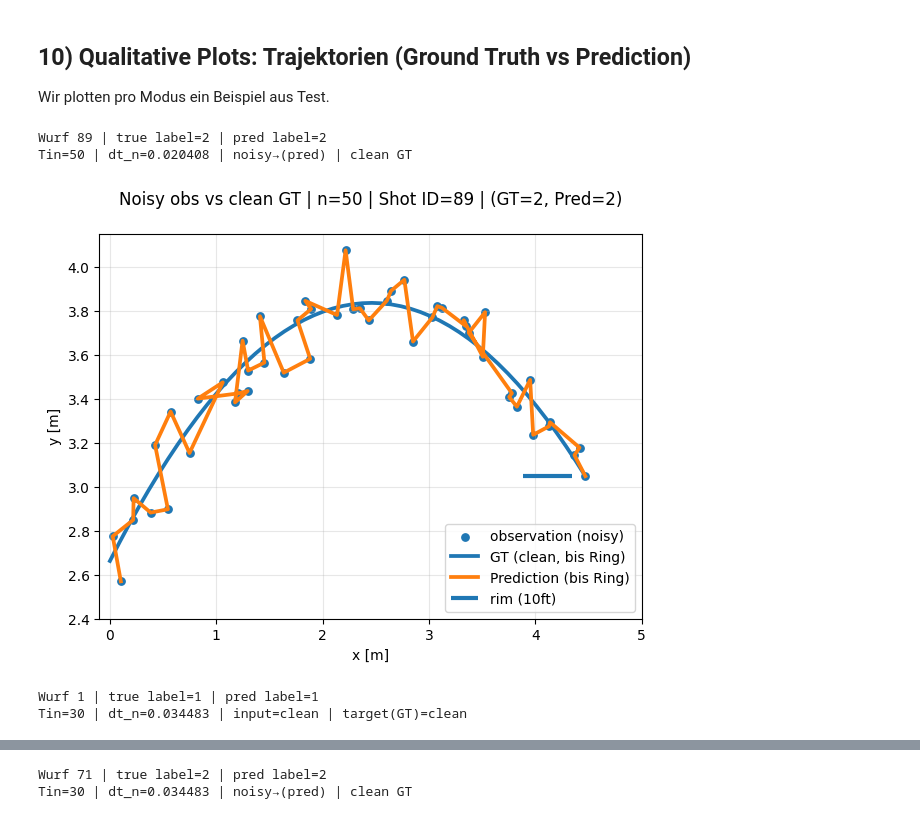
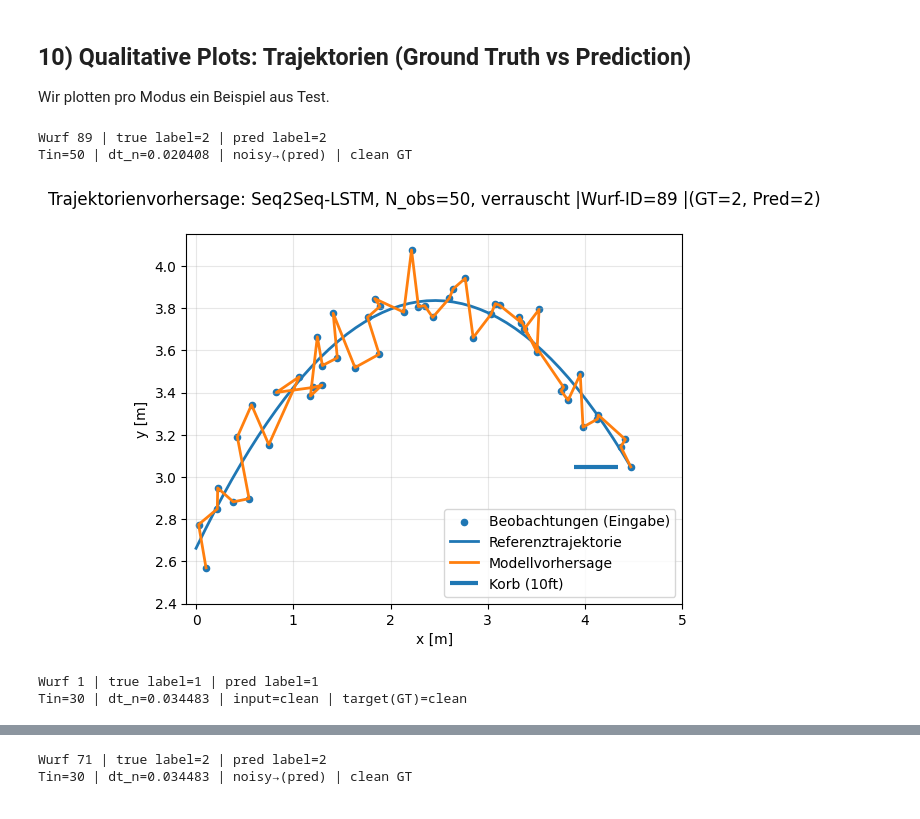
Before and after one commit to lucaa-smn/BA-Thesis, a Jupyter notebook: Seq2Seq-LSTM.ipynb, the cells around one changed output, grey strips where cells are left out. Drawn from its saved outputs; the diff is of its cells as text; code cells hidden in the pictures.

```diff
--- a/Seq2Seq-LSTM.ipynb
+++ b/Seq2Seq-LSTM.ipynb
@@ -1313,7 +1311,7 @@ def demo_reconstruction(
     scaler=None,
     device=None,
     dg=None,
-    xlim=(-0.1, 5),
+    xlim=(-0.1, 5.0),
     ylim=(2.4, 4.15),
     max_steps=300,
 ):
@@ -1340,7 +1338,11 @@ def demo_reconstruction(
     y_future = y_future.squeeze(0)  # (S,2)
 
     # label prediction (aus Encoder-Kontext)
-    _, logits = model(s["x_in"].unsqueeze(0).to(device), s["dt"].unsqueeze(0).to(device), n_future=0)
+    _, logits = model(
+        s["x_in"].unsqueeze(0).to(device),
+        s["dt"].unsqueeze(0).to(device),
+        n_future=0,
+    )
     pred_label = int(torch.argmax(logits, dim=1).item())
     gt_label = int(s["label"])
 
@@ -1350,28 +1352,37 @@ def demo_reconstruction(
     # build full pred curve: observed + future
     xy_pred_m = np.vstack([s["xy_obs_m"], y_future_m])
 
-    # GT until ring
+    # GT (wie bisher: bis Ringhöhe für Visualisierung)
     k_stop_gt = _ring_crossing_idx_np(s["xy_gt_m"][:, 1], y_ring=H_RING_M)
     xy_gt_cut = s["xy_gt_m"][: k_stop_gt + 1]
 
     print(f"Wurf {wid} | true label={gt_label} | pred label={pred_label}")
-    print(f"Tin={s['Tin']} | dt_n={s['dt_n']:.6f} | input={s['input_source']} | target(GT)={s['target_source']}")
+    print(
+        f"Tin={s['Tin']} | dt_n={s['dt_n']:.6f} | input={s['input_source']} | target(GT)={s['target_source']}"
+    )
 
-    plt.figure(figsize=(7, 5))
-    plt.scatter(s["xy_obs_m"][:, 0], s["xy_obs_m"][:, 1], s=28, label="observation")
-    plt.plot(xy_gt_cut[:, 0], xy_gt_cut[:, 1], linewidth=2.7, label="GT (bis Ring)")
-    plt.plot(xy_pred_m[:, 0], xy_pred_m[:, 1], linewidth=2.7, label="Prediction (bis Ring)")
+    # --- Plot: identisch zum amortisierten PINN (Default-Farbzyklus, Labels, Limits) ---
+    noise_str = "rauschfrei" if s["input_source"] == "clean" else "verrauscht"
+    n_obs_plot = int(n_obs) if n_obs is not None else int(s["Tin"])
+
+    plt.figure()
+    plt.scatter(
+        s["xy_obs_m"][:, 0], s["xy_obs_m"][:, 1], s=20, label="Beobachtungen (Eingabe)"
+    )
+    plt.plot(xy_gt_cut[:, 0], xy_gt_cut[:, 1], linewidth=2, label="Referenztrajektorie")
+    plt.plot(xy_pred_m[:, 0], xy_pred_m[:, 1], linewidth=2, label="Modellvorhersage")
     plt.hlines(
-        y=H_RING_M,
+        y=3.048,
         xmin=4.115 - 0.2286,
         xmax=4.115 + 0.2286,
         linewidth=3,
-        label="rim (10ft)",
+        label="Korb (10ft)",
     )
 
     plt.title(
-        f"Prediction for n={s['Tin']} {s['input_source']} Inputs | "
-        f"Shot ID={wid} | (GT={gt_label}, Pred={pred_label})\n"
+        f"Trajektorienvorhersage: Seq2Seq-LSTM, N_obs={n_obs_plot}, {noise_str} |"
+        f"Wurf-ID={wid} |"
+        f"(GT={gt_label}, Pred={pred_label})\n"
     )
     plt.xlabel("x [m]")
     plt.ylabel("y [m]")
@@ -1392,7 +1403,7 @@ def demo_reconstruction_noisy_vs_clean(
     scaler=None,
     device=None,
     dg=None,
-    xlim=(-0.1, 5),
+    xlim=(-0.1, 5.0),
     ylim=(2.4, 4.15),
     max_steps=300,
 ):
@@ -1422,9 +1433,16 @@ def demo_reconstruction_noisy_vs_clean(
     if wid not in clean_index:
         raise KeyError(f"wurf_id={wid} nicht im ds_clean gefunden. Prüfe Split/IDs.")
 
-    sC = _build_from_ds_groups(ds_clean, scaler, idx=clean_index[wid], n_obs=n_obs, input_source="clean", target_source="clean")
+    sC = _build_from_ds_groups(
+        ds_clean,
+        scaler,
+        idx=clean_index[wid],
+        n_obs=n_obs,
+        input_source="clean",
+        target_source="clean",
+    )
 
-    # dynamischer Rollout aus noisy Input bis Ring (nur falls Zukunftsschritte benötigt werden)
+    # dynamischer Rollout aus noisy Input bis Ring
     if (max_steps is None) or (int(max_steps) <= 0) or (sN["Tin"] >= sN["T"]):
         y_future = torch.zeros((1, 0, 2), device=device)
         stop_idx = torch.tensor([-1], device=device)
@@ -1438,7 +1456,6 @@ def demo_reconstruction_noisy_vs_clean(
         )
     y_future = y_future.squeeze(0)
     y_future_m = scaler.inverse_transform(y_future.cpu().numpy())
-
     xy_pred_m = np.vstack([sN["xy_obs_m"], y_future_m])
 
     # GT clean bis Ring
@@ -1446,27 +1463,41 @@ def demo_reconstruction_noisy_vs_clean(
     xy_gt_cut = sC["xy_gt_m"][: k_stop_gt + 1]
 
     # class pred
-    _, logits = model(sN["x_in"].unsqueeze(0).to(device), sN["dt"].unsqueeze(0).to(device), n_future=0)
+    _, logits = model(
+        sN["x_in"].unsqueeze(0).to(device),
+        sN["dt"].unsqueeze(0).to(device),
+        n_future=0,
+    )
     pred_label = int(torch.argmax(logits, dim=1).item())
     gt_label = int(sN["label"])
 
     print(f"Wurf {wid} | true label={gt_label} | pred label={pred_label}")
     print(f"Tin={sN['Tin']} | dt_n={sN['dt_n']:.6f} | noisy→(pred) | clean GT")
 
-    plt.figure(figsize=(7, 5))
-    plt.scatter(sN["xy_obs_m"][:, 0], sN["xy_obs_m"][:, 1], s=28, label="observation (noisy)")
-    plt.plot(xy_gt_cut[:, 0], xy_gt_cut[:, 1], linewidth=2.7, label="GT (clean, bis Ring)")
-    plt.plot(xy_pred_m[:, 0], xy_pred_m[:, 1], linewidth=2.7, label="Prediction (bis Ring)")
+    # --- Plot: identisch zum amortisierten PINN ---
+    n_obs_plot = int(n_obs) if n_obs is not None else int(sN["Tin"])
+
+    plt.figure()
+    plt.scatter(
+        sN["xy_obs_m"][:, 0],
+        sN["xy_obs_m"][:, 1],
+        s=20,
+        label="Beobachtungen (Eingabe)",
+    )
+    plt.plot(xy_gt_cut[:, 0], xy_gt_cut[:, 1], linewidth=2, label="Referenztrajektorie")
+    plt.plot(xy_pred_m[:, 0], xy_pred_m[:, 1], linewidth=2, label="Modellvorhersage")
     plt.hlines(
-        y=H_RING_M,
+        y=3.048,
         xmin=4.115 - 0.2286,
         xmax=4.115 + 0.2286,
         linewidth=3,
-        label="rim (10ft)",
+        label="Korb (10ft)",
     )
 
     plt.title(
-        f"Noisy obs vs clean GT | n={sN['Tin']} | Shot ID={wid} | (GT={gt_label}, Pred={pred_label})\n"
+        f"Trajektorienvorhersage: Seq2Seq-LSTM, N_obs={n_obs_plot}, verrauscht |"
+        f"Wurf-ID={wid} |"
+        f"(GT={gt_label}, Pred={pred_label})\n"
     )
     plt.xlabel("x [m]")
     plt.ylabel("y [m]")
@@ -1481,33 +1512,33 @@ demo_reconstruction_noisy_vs_clean(
     ds_noisy=dsA_test,
     ds_clean=dsA_clean_test,
     idx=14,
     n_obs=50,
     model=modelA,
     scaler=scaler,
     device=device,
 )
 
 demo_reconstruction(
     ds=dsB_test,
     idx=0,
     n_obs=30,
     model=modelB,
     scaler=scaler,
     device=device,
 )
 
 demo_reconstruction_noisy_vs_clean(
     ds_noisy=dsC_test,
     ds_clean=dsA_clean_test,
     idx=11,
     n_obs=30,
     model=modelC,
     scaler=scaler,
     device=device,
 )
 # %% [output]
 Wurf 89 | true label=2 | pred label=2
 Tin=50 | dt_n=0.020408 | noisy→(pred) | clean GT
-[figure, old version]
+[figure, new version]
 Wurf 1 | true label=1 | pred label=1
 Tin=30 | dt_n=0.034483 | input=clean | target(GT)=clean
```
Also changed, not shown: parts of 6 cells of this notebook, 1 other file.
